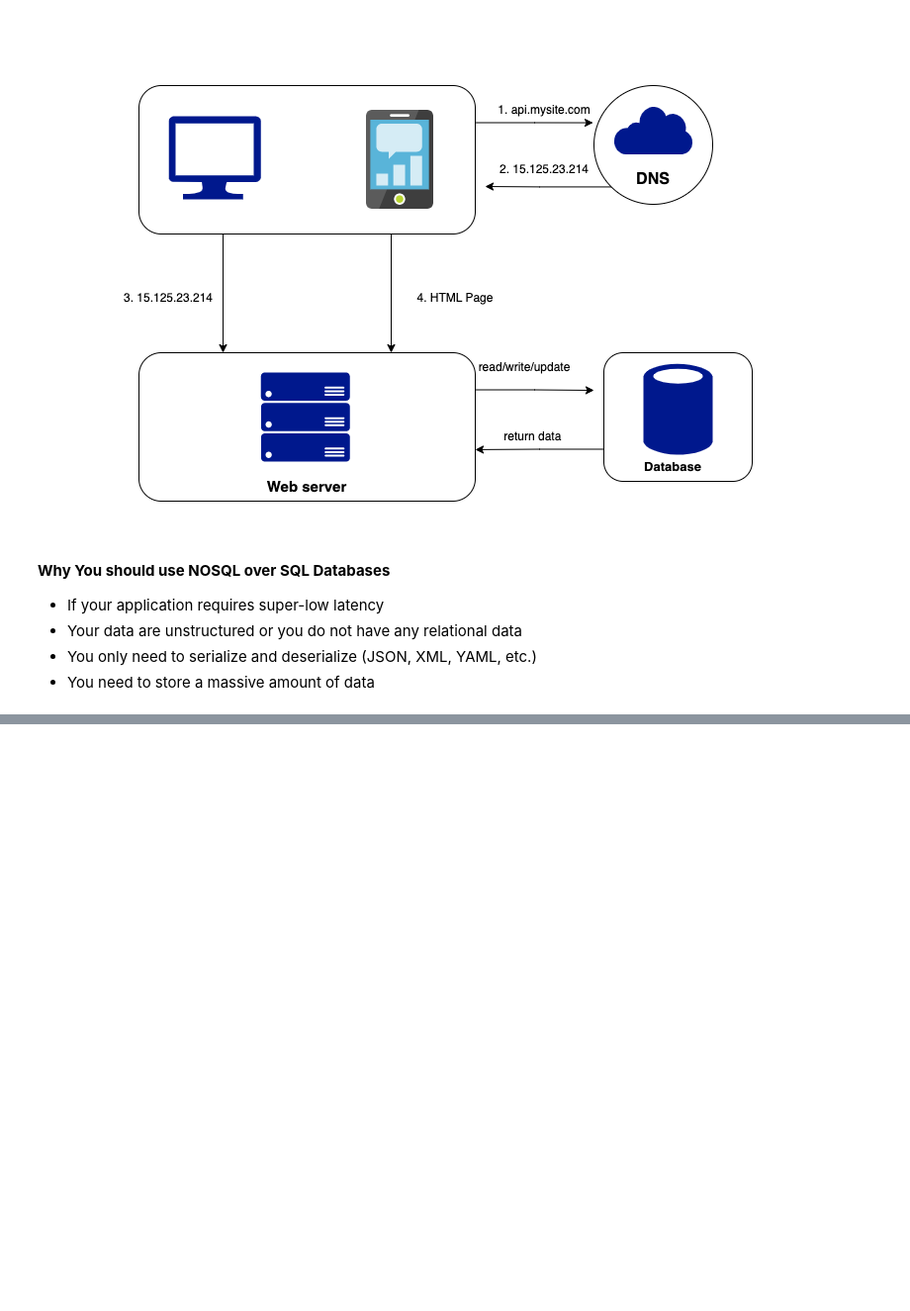
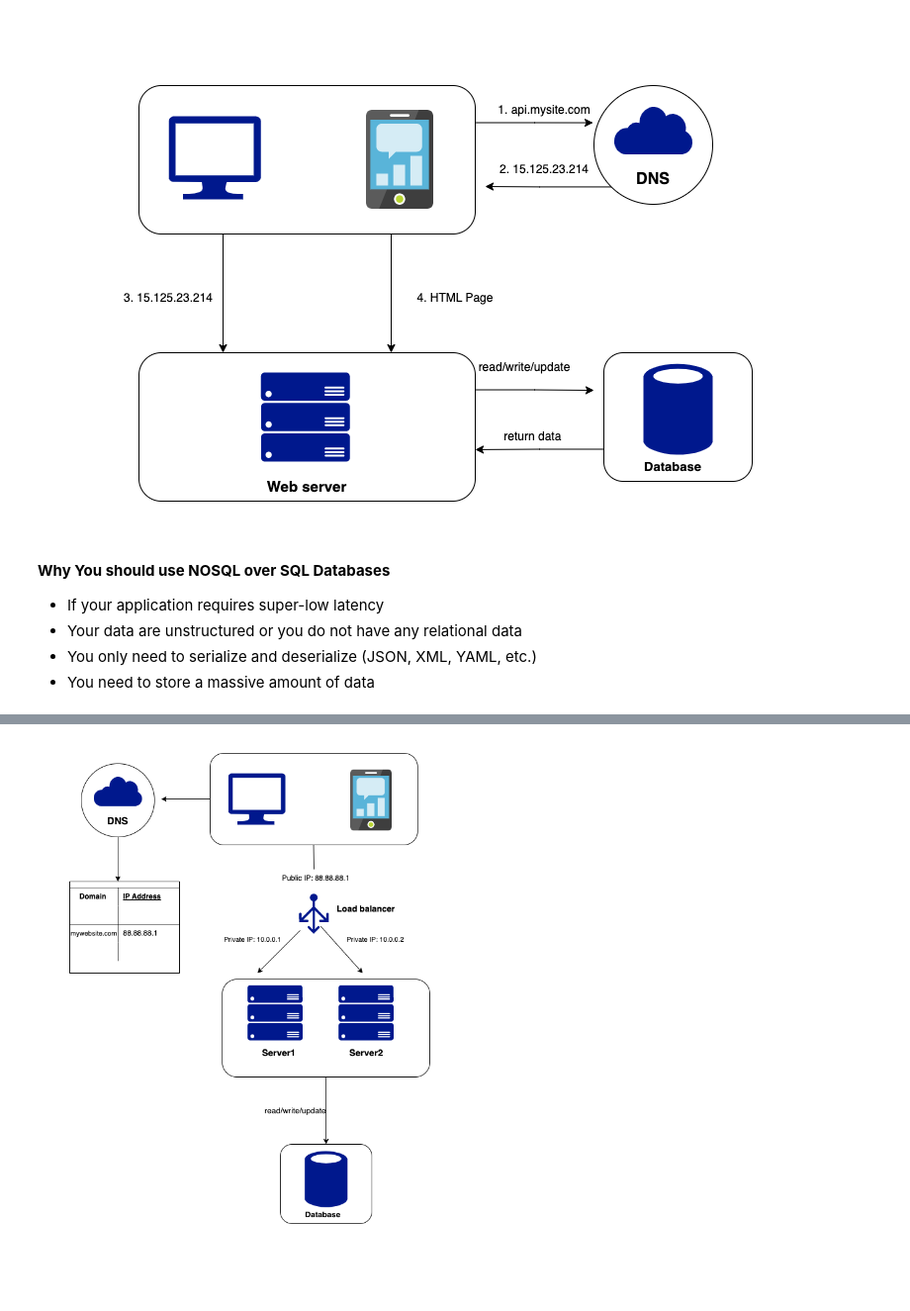
Before and after one commit to nebanat/system-design-doctrina, a Jupyter notebook: generic_web/notes.ipynb, the cells around one changed output, grey strips where cells are left out. Shown at 99% size. Drawn from its saved outputs; the diff is of its cells as text; code cells hidden in the pictures; blank space fills up the shorter version.

Commit message:
vertica horizontal scaling with load balancer and database replication

```diff
--- a/generic_web/notes.ipynb
+++ b/generic_web/notes.ipynb
@@ -24,0 +57,4 @@ display(Image(filename='./diagrams/simple-web-service.png'))
+# %%
+display(Image(filename='./diagrams/load-balancer.png'))
+# %% [output]
+[figure, added]
```
Also changed, not shown: parts of 15 cells of this notebook, 4 other files.
